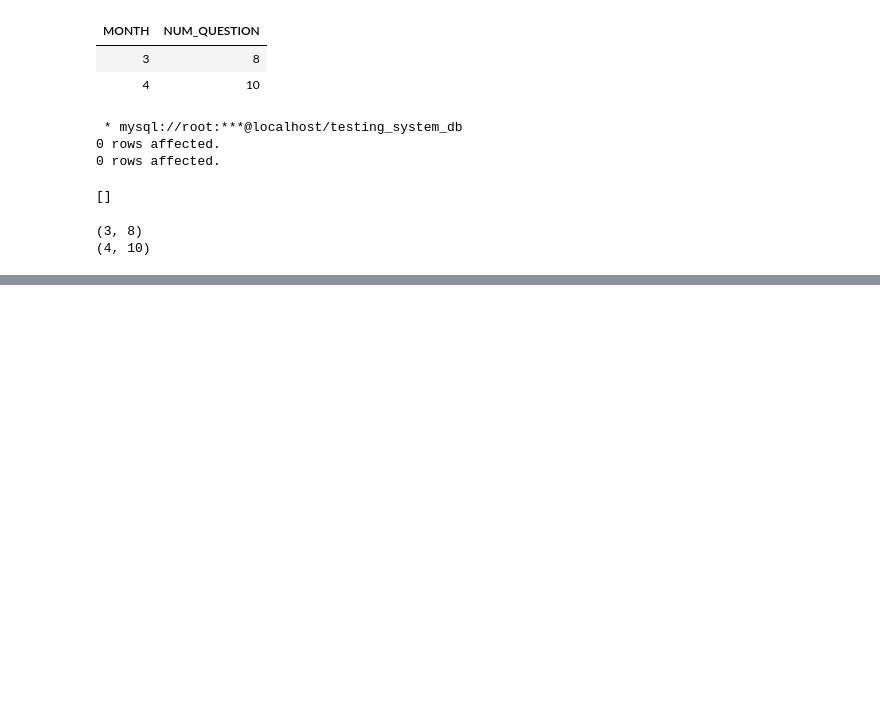
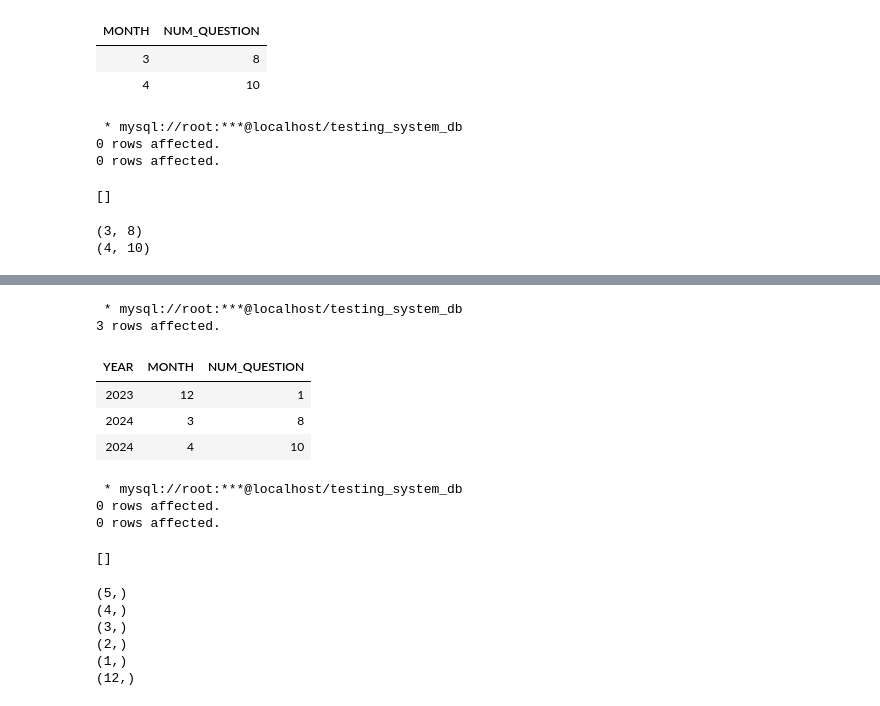
Before and after one commit to buiquanghuy99-aio24/MMC_DataScience, a Jupyter notebook: Module-2/Lesson 12/Lab-6.ipynb, the cells around one changed output, grey strips where cells are left out. Cells and saved outputs as stored; diff of their text form; code cells hidden in the pictures; blank space fills up the shorter version.

```diff
--- a/Module-2/Lesson 12/Lab-6.ipynb
+++ b/Module-2/Lesson 12/Lab-6.ipynb
@@ -1155,0 +1247,61 @@ conn.close()
+# %%
+%%sql
+SELECT      YEAR(CreateDate) AS YEAR, MONTH(CreateDATE) AS MONTH, COUNT(QuestionID) AS NUM_QUESTION
+FROM        Question
+GROUP BY    YEAR(CreateDate), MONTH(CreateDATE)
+ORDER BY    YEAR(CreateDate);
+# %% [output]
+ * mysql://root:***@localhost/testing_system_db
+3 rows affected.
+| YEAR | MONTH | NUM_QUESTION |
+| 2023 | 12 | 1 |
+| 2024 | 3 | 8 |
+| 2024 | 4 | 10 |
+# %%
+%%sql
+DROP PROCEDURE IF EXISTS sp_CreateLastSixMonthsTable;
+CREATE PROCEDURE         sp_CreateLastSixMonthsTable()
+BEGIN
+    DECLARE v_Count INT DEFAULT 0;
+    DECLARE v_Month INT;
+
+    DROP    TEMPORARY TABLE IF EXISTS   temp_LastSixMonths;
+    CREATE  TEMPORARY TABLE             temp_LastSixMonths(
+        Month INT
+    );
+
+    WHILE v_Count < 6 DO
+        SET     v_Month = MONTH(DATE_SUB(NOW(), INTERVAL v_Count MONTH));
+        INSERT  INTO temp_LastSixMonths (Month)
+        VALUES                          (v_Month);
+        SET     v_Count = v_Count + 1;
+    END WHILE;
+
+    SELECT      *
+    FROM        temp_LastSixMonths;
+END;
+# %% [output]
+ * mysql://root:***@localhost/testing_system_db
+0 rows affected.
+0 rows affected.
+[]
+# %%
+import MySQLdb
+conn = MySQLdb.connect(host='localhost', user='root', password='root', database='testing_system_db')
+cursor = conn.cursor()
+
+cursor.callproc('sp_CreateLastSixMonthsTable')
+
+result = cursor.fetchall()
+for record in result:
+    print(record)
+
+cursor.close()
+conn.close()
+# %% [output]
+(5,)
+(4,)
+(3,)
+(2,)
+(1,)
+(12,)
```
Also changed, not shown: parts of 8 cells of this notebook, 4 other files.
